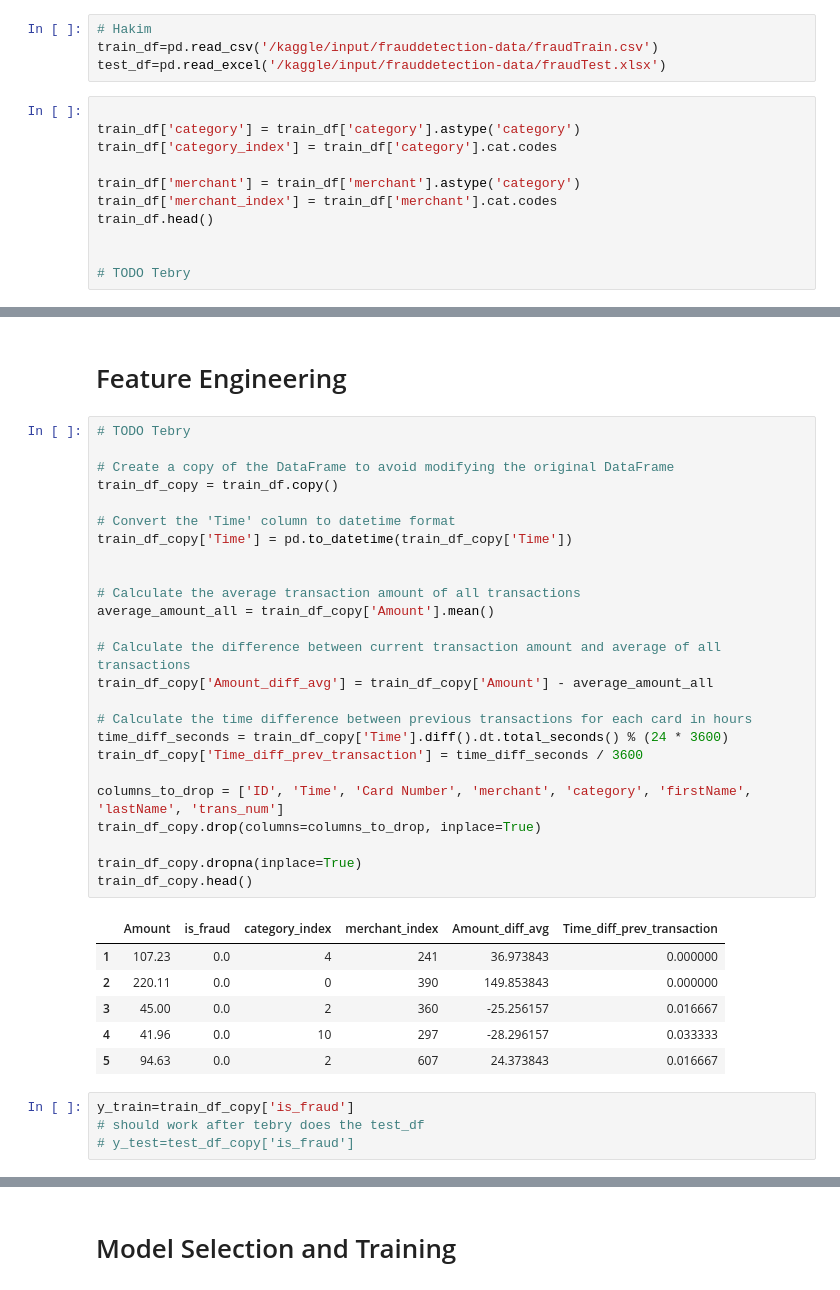
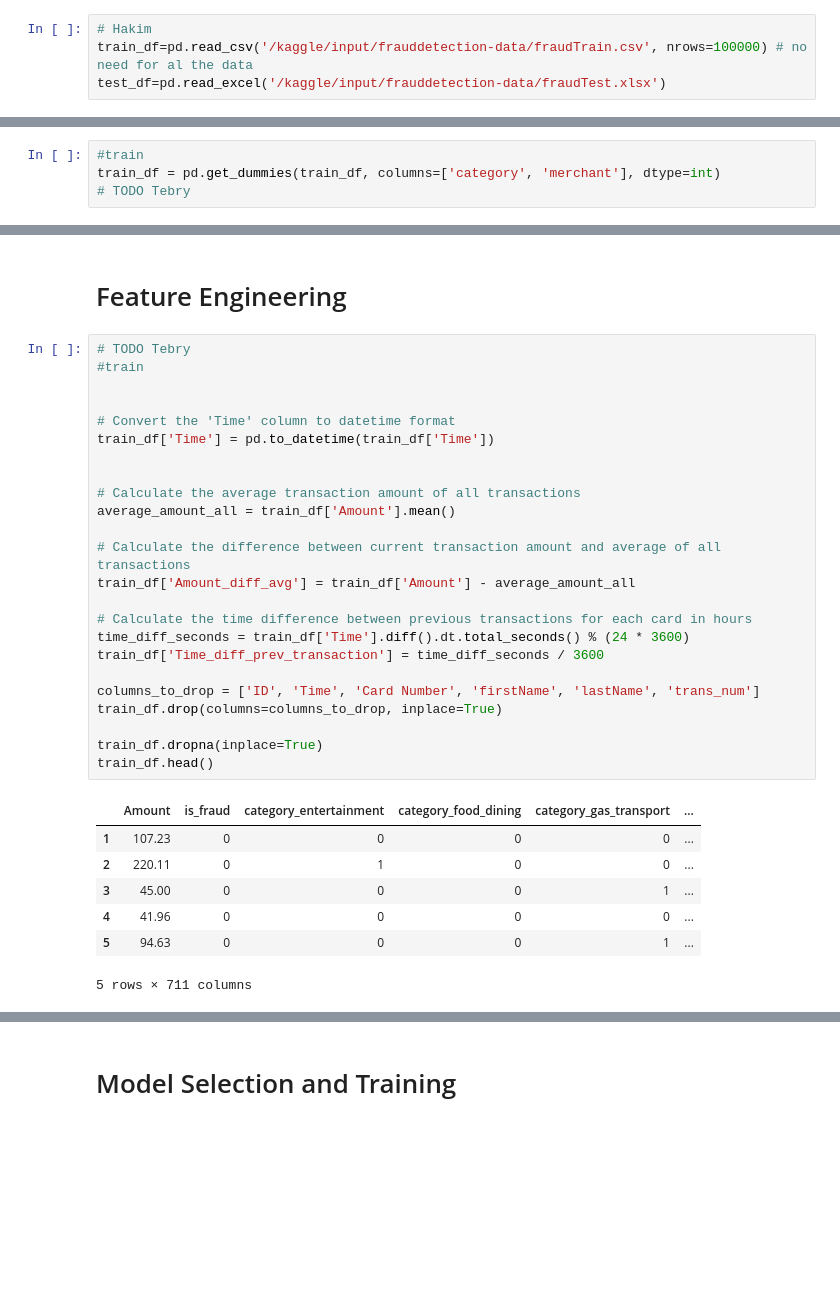
Before and after one commit to Omar-Elhakim/Fraud-detection-AI-model, a Jupyter notebook: FraudDetection-AI-model.ipynb, the cells around one changed output, grey strips where cells are left out. Cells and saved outputs as stored; diff of their text form; blank space fills up the shorter version.

```diff
--- a/FraudDetection-AI-model.ipynb
+++ b/FraudDetection-AI-model.ipynb
@@ -12,16 +13,5 @@ from sklearn.inspection import DecisionBoundaryDisplay
 # Data Preprocessing
 # %%
 # Hakim
-train_df=pd.read_csv('/kaggle/input/frauddetection-data/fraudTrain.csv')
+train_df=pd.read_csv('/kaggle/input/frauddetection-data/fraudTrain.csv', nrows=100000) # no need for al the data
 test_df=pd.read_excel('/kaggle/input/frauddetection-data/fraudTest.xlsx')
-# %%
-
-train_df['category'] = train_df['category'].astype('category')
-train_df['category_index'] = train_df['category'].cat.codes
-
-train_df['merchant'] = train_df['merchant'].astype('category')
-train_df['merchant_index'] = train_df['merchant'].cat.codes
-train_df.head()
-
-
-# TODO Tebry
@@ -34,0 +36,4 @@ train_df.head()
+# %%
+#train
+train_df = pd.get_dummies(train_df, columns=['category', 'merchant'], dtype=int)
+# TODO Tebry
@@ -36,37 +78,33 @@ train_df.head()
 # Feature Engineering
 # %%
 # TODO Tebry
+#train
 
-# Create a copy of the DataFrame to avoid modifying the original DataFrame
-train_df_copy = train_df.copy()
 
 # Convert the 'Time' column to datetime format
-train_df_copy['Time'] = pd.to_datetime(train_df_copy['Time'])
+train_df['Time'] = pd.to_datetime(train_df['Time'])
 
 
 # Calculate the average transaction amount of all transactions
-average_amount_all = train_df_copy['Amount'].mean()
+average_amount_all = train_df['Amount'].mean()
 
 # Calculate the difference between current transaction amount and average of all transactions
-train_df_copy['Amount_diff_avg'] = train_df_copy['Amount'] - average_amount_all
+train_df['Amount_diff_avg'] = train_df['Amount'] - average_amount_all
 
 # Calculate the time difference between previous transactions for each card in hours
-time_diff_seconds = train_df_copy['Time'].diff().dt.total_seconds() % (24 * 3600)
-train_df_copy['Time_diff_prev_transaction'] = time_diff_seconds / 3600
+time_diff_seconds = train_df['Time'].diff().dt.total_seconds() % (24 * 3600)
+train_df['Time_diff_prev_transaction'] = time_diff_seconds / 3600
 
-columns_to_drop = ['ID', 'Time', 'Card Number', 'merchant', 'category', 'firstName', 'lastName', 'trans_num']
-train_df_copy.drop(columns=columns_to_drop, inplace=True)
+columns_to_drop = ['ID', 'Time', 'Card Number', 'firstName', 'lastName', 'trans_num']
+train_df.drop(columns=columns_to_drop, inplace=True)
 
-train_df_copy.dropna(inplace=True)
-train_df_copy.head()
+train_df.dropna(inplace=True)
+train_df.head()
 # %% [output]
-|  | Amount | is_fraud | category_index | merchant_index | Amount_diff_avg | Time_diff_prev_transaction |
-| 1 | 107.23 | 0.0 | 4 | 241 | 36.973843 | 0.000000 |
-| 2 | 220.11 | 0.0 | 0 | 390 | 149.853843 | 0.000000 |
-| 3 | 45.00 | 0.0 | 2 | 360 | -25.256157 | 0.016667 |
-| 4 | 41.96 | 0.0 | 10 | 297 | -28.296157 | 0.033333 |
-| 5 | 94.63 | 0.0 | 2 | 607 | 24.373843 | 0.016667 |
+|  | Amount | is_fraud | category_entertainment | category_food_dining | category_gas_transport | ... |
+| 1 | 107.23 | 0 | 0 | 0 | 0 | ... |
+| 2 | 220.11 | 0 | 1 | 0 | 0 | ... |
+| 3 | 45.00 | 0 | 0 | 0 | 1 | ... |
+| 4 | 41.96 | 0 | 0 | 0 | 0 | ... |
+| 5 | 94.63 | 0 | 0 | 0 | 1 | ... |
+5 rows × 711 columns
-# %%
-y_train=train_df_copy['is_fraud']
-# should work after tebry does the test_df
-# y_test=test_df_copy['is_fraud']
```
Also changed, not shown: parts of 31 cells of this notebook.
